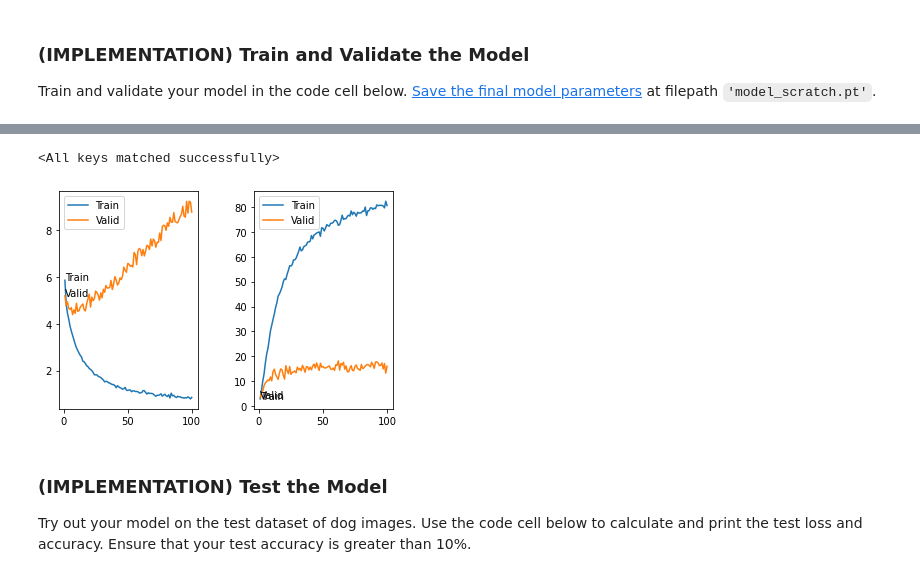
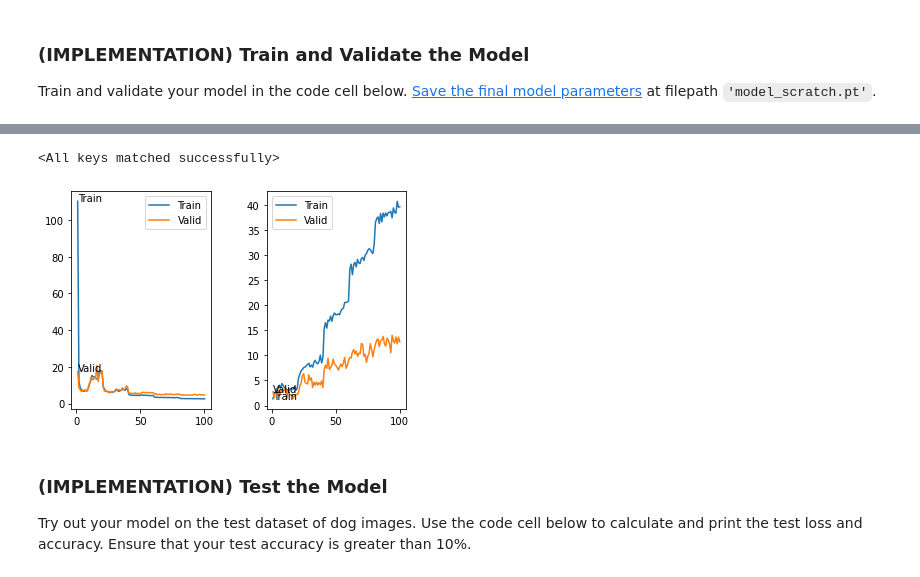
Before and after one commit to raffaeleterribile/Project-2---Dog-Breed-Classifier, a Jupyter notebook: dog_app.ipynb, the cells around one changed output, grey strips where cells are left out. Saved outputs shown, nothing was run; the diff lists cells and outputs as text; code cells hidden in the pictures.

Commit message:
Changed learning rate scheduler parameters

```diff
--- a/dog_app.ipynb
+++ b/dog_app.ipynb
@@ -594,15 +594,15 @@ from torch.optim.lr_scheduler import StepLR # Importing Learning Rate Scheduler
 criterion_scratch = nn.CrossEntropyLoss()
 
 ### TODO: select optimizer
-optimizer_scratch = optim.Adam(model_scratch.parameters(), lr = 0.1)
+optimizer_scratch = optim.Adam(model_scratch.parameters(), lr = 0.01)
 
-scheduler_scratch = StepLR(optimizer_scratch, step_size=20, gamma=0.1) # Configuring Learning Rate Scheduler
+scheduler_scratch = StepLR(optimizer_scratch, step_size=20, gamma=0.5) # Configuring Learning Rate Scheduler
 # %% [markdown]
 ### (IMPLEMENTATION) Train and Validate the Model
 
 Train and validate your model in the code cell below.  [Save the final model parameters](http://pytorch.org/docs/master/notes/serialization.html) at filepath `'model_scratch.pt'`.
 # %%
-def train(n_epochs, loaders, model, optimizer, criterion, use_cuda, save_path):
+def train(n_epochs, loaders, model, optimizer, criterion, use_cuda, save_path, scheduler):
     """returns trained model"""
     # initialize tracker for minimum validation loss
     valid_loss_min = np.Inf
@@ -627,8 +627,6 @@ def train(n_epochs, loaders, model, optimizer, criterion, use_cuda, save_path):
         train_total = 0
         valid_correct = 0
         valid_total = 0
-
-        scheduler_scratch.step() # Updating Learning Rate
 
         ###################
         # train the model #
@@ -686,16 +684,19 @@ def train(n_epochs, loaders, model, optimizer, criterion, use_cuda, save_path):
             valid_correct += np.sum(np.squeeze(valid_predictions.eq(target.data.view_as(valid_predictions)).cpu().numpy()))
 
         valid_accuracy = 100.0 * valid_correct / valid_total
+        current_learning_rate = scheduler.get_last_lr()[-1] # Saving current Learning Rate to show in the log message
+
+        scheduler.step() # Updating Learning Rate
 
         # print training/validation statistics
-        message = "Epoch: {} \tLearning Rate: {:2f}" + \
-            "\tTraining Loss: {:.6f} " + \
+        message = "Epoch: {} \tLearning Rate: {:.2f}" + \
+            "\r\n\tTraining Loss: {:.6f} " + \
                 "\tValidation Loss: {:.6f} "+ \
                     "\r\n\tTraining Accuracy: {:.2f}% ({}/{})" + \
                         "\tValidation Accuracy: {:.2f}% ({}/{})"
         print(message.format(
             epoch,
-            scheduler_scratch.get_lr(),
+            current_learning_rate,
             train_loss,
             valid_loss,
             train_accuracy,
@@ -735,7 +736,7 @@ def train(n_epochs, loaders, model, optimizer, criterion, use_cuda, save_path):
 
 # train the model
 model_scratch = train(100, loaders_scratch, model_scratch, optimizer_scratch,
-                      criterion_scratch, use_cuda, 'model_scratch.pt')
+                      criterion_scratch, use_cuda, 'model_scratch.pt', scheduler_scratch)
 
 # load the model that got the best validation accuracy
 model_scratch.load_state_dict(torch.load('model_scratch.pt'))
@@ -760,5 +761,5 @@ Epoch: 100      Training Loss: 0.862172         Validation Loss: 8.757640
 <All keys matched successfully>
-[figure, old version]
+[figure, new version]
 # %% [markdown]
 ### (IMPLEMENTATION) Test the Model
 
```
Also changed, not shown: parts of 4 cells of this notebook, 2 other files.
